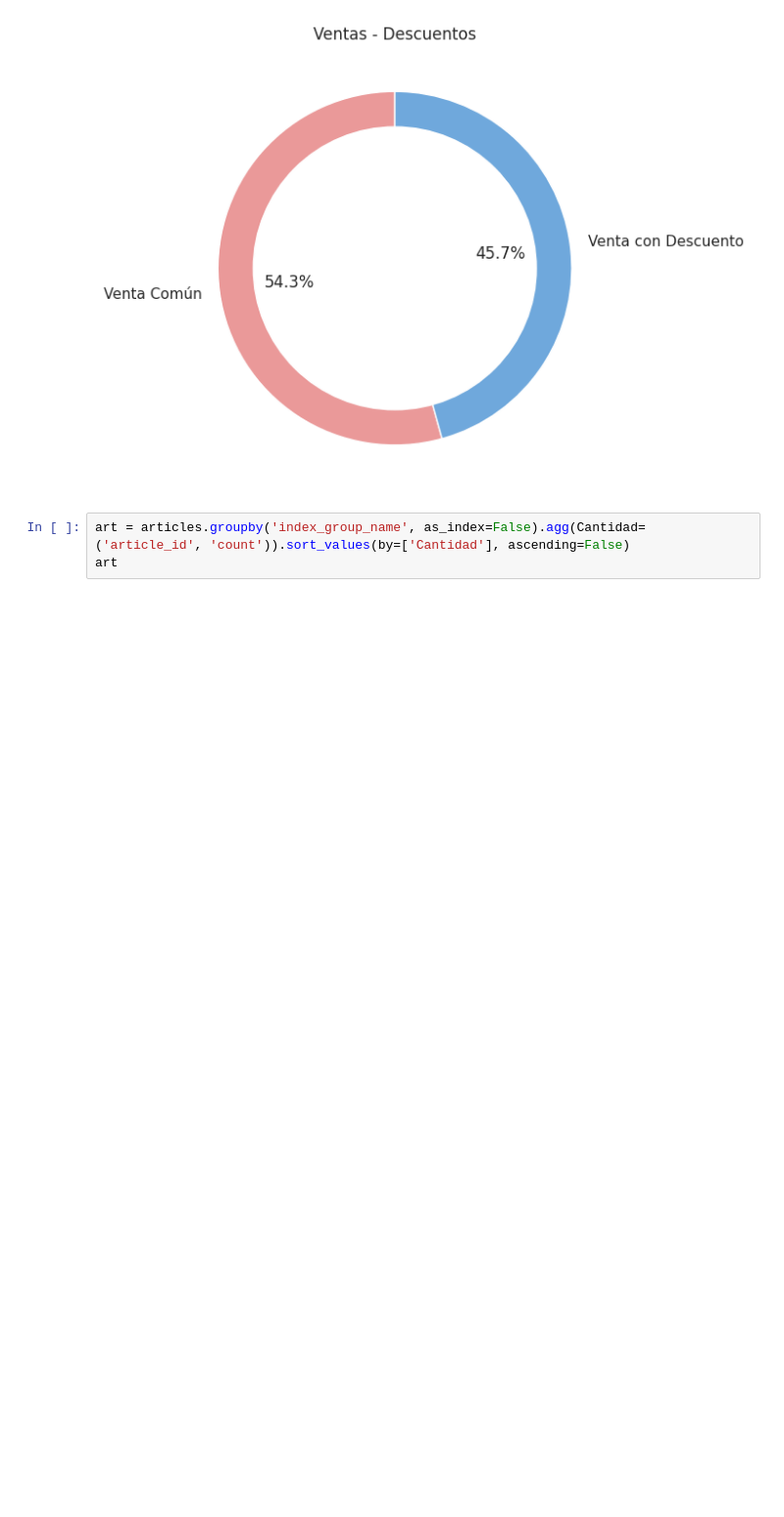
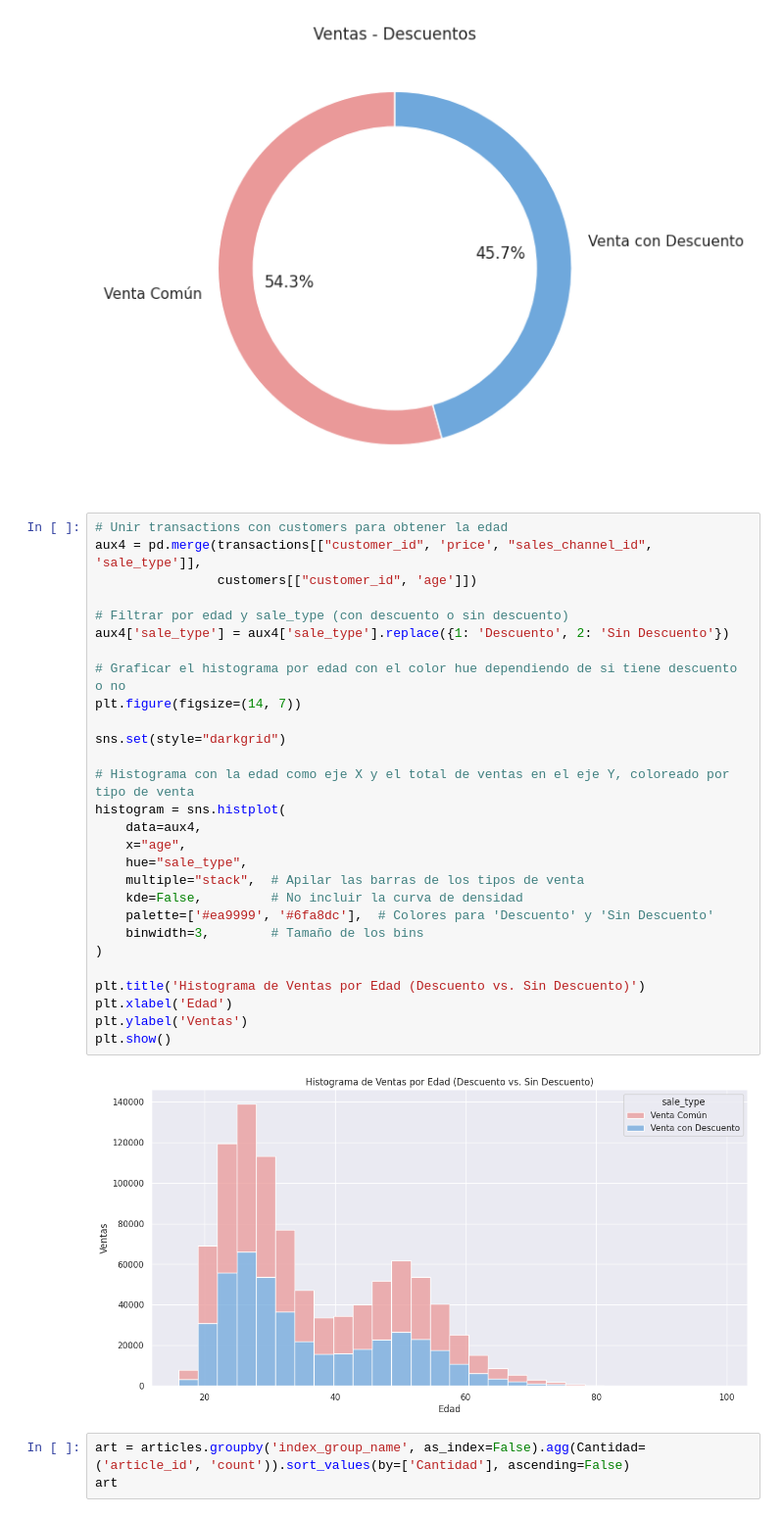
Before and after one commit to AndresPerelmuter/Time-Series---Recurrent-Neural-Networks, a Jupyter notebook: RNN.ipynb, the cells around one changed output. Shown at 98% size. Drawn from its saved outputs; the diff is of its cells as text; blank space fills up the shorter version.

```diff
--- a/RNN.ipynb
+++ b/RNN.ipynb
@@ -577,6 +609,36 @@ plt.title('Ventas - Descuentos')
 plt.show()
 # %% [output]
 [figure]
+# %%
+# Unir transactions con customers para obtener la edad
+aux4 = pd.merge(transactions[["customer_id", 'price', "sales_channel_id", 'sale_type']],
+                customers[["customer_id", 'age']])
+
+# Filtrar por edad y sale_type (con descuento o sin descuento)
+aux4['sale_type'] = aux4['sale_type'].replace({1: 'Descuento', 2: 'Sin Descuento'})
+
+# Graficar el histograma por edad con el color hue dependiendo de si tiene descuento o no
+plt.figure(figsize=(14, 7))
+
+sns.set(style="darkgrid")
+
+# Histograma con la edad como eje X y el total de ventas en el eje Y, coloreado por tipo de venta
+histogram = sns.histplot(
+    data=aux4,
+    x="age",
+    hue="sale_type",
+    multiple="stack",  # Apilar las barras de los tipos de venta
+    kde=False,         # No incluir la curva de densidad
+    palette=['#ea9999', '#6fa8dc'],  # Colores para 'Descuento' y 'Sin Descuento'
+    binwidth=3,        # Tamaño de los bins
+)
+
+plt.title('Histograma de Ventas por Edad (Descuento vs. Sin Descuento)')
+plt.xlabel('Edad')
+plt.ylabel('Ventas')
+plt.show()
+# %% [output]
+[figure, added]
 # %%
 art = articles.groupby('index_group_name', as_index=False).agg(Cantidad=('article_id', 'count')).sort_values(by=['Cantidad'], ascending=False)
 art
```
Also changed, not shown: parts of 38 cells of this notebook.
